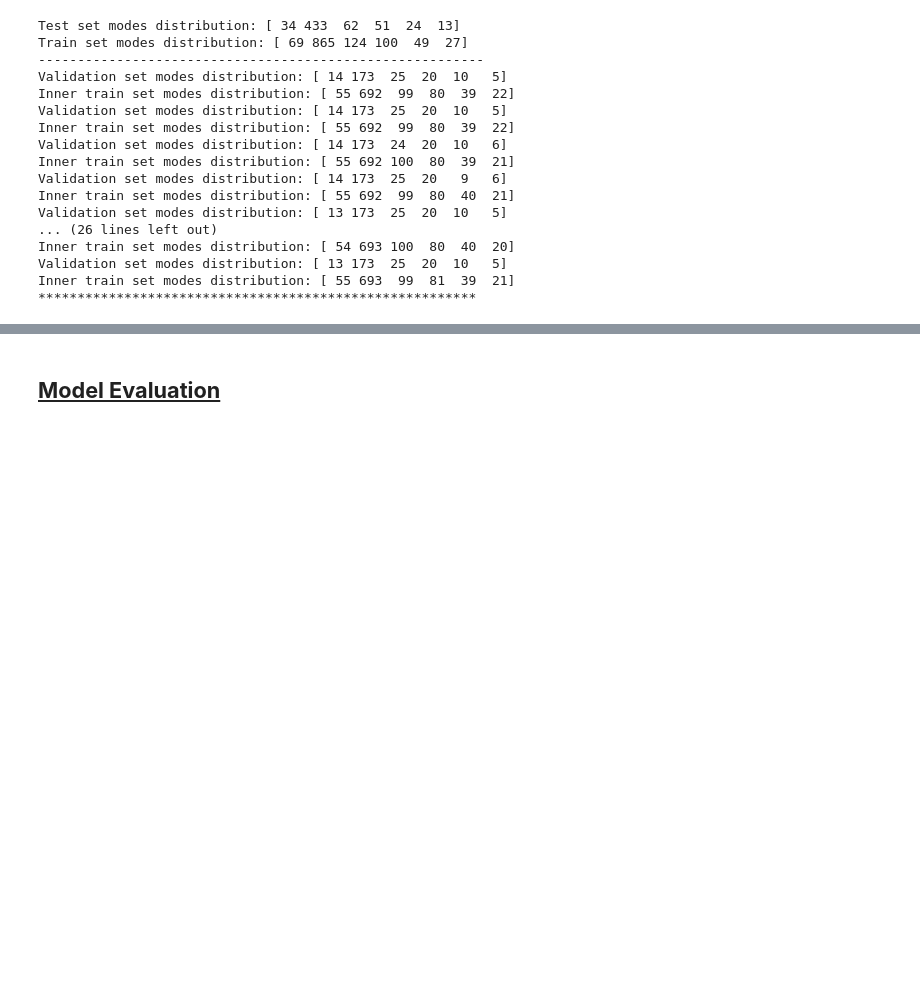
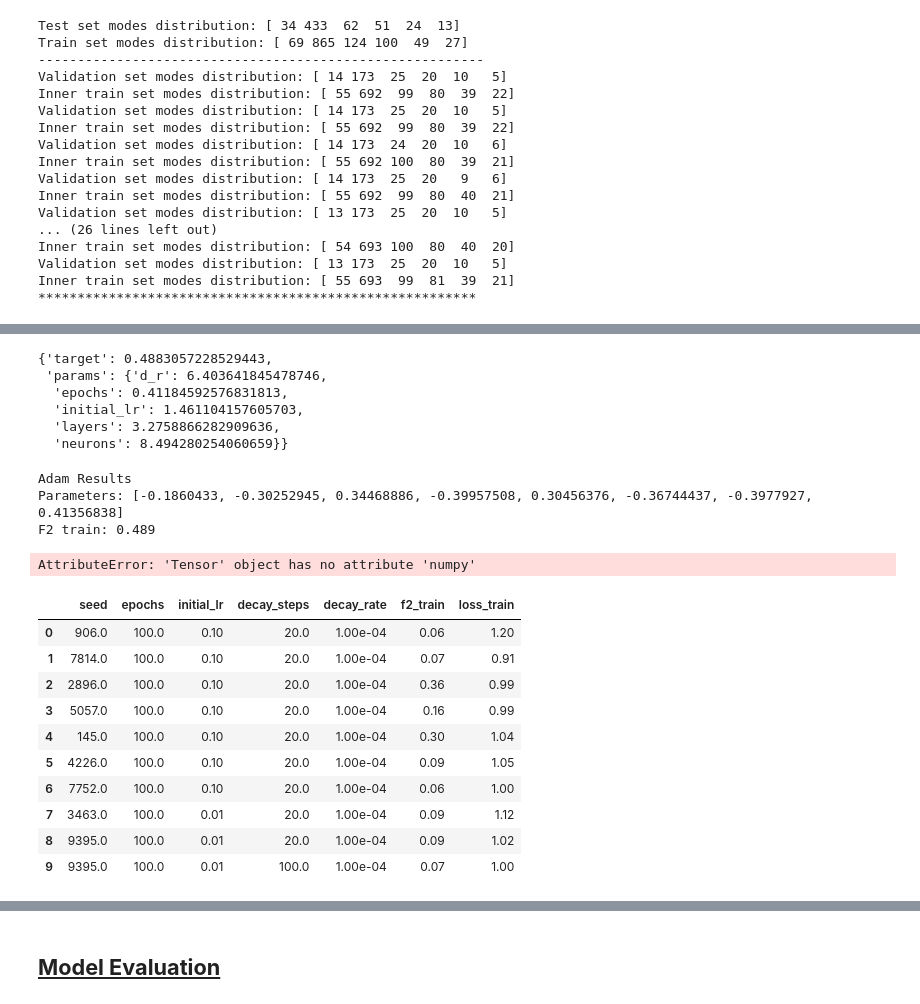
Before and after one commit to Obliquedbishop/CG_based_DCMs, a Jupyter notebook: discrete_choice_model.ipynb, the cells around one changed output, grey strips where cells are left out. Drawn from its saved outputs; the diff is of its cells as text; code cells hidden in the pictures; blank space fills up the shorter version.

```diff
--- a/discrete_choice_model.ipynb
+++ b/discrete_choice_model.ipynb
@@ -730,0 +776,58 @@ print(f"Validation F2 score: {val_f2:.3f}")
+# %%
+train_bo_obj.max
+# %% [output]
+{'target': 0.4883057228529443,
+ 'params': {'d_r': 6.403641845478746,
+  'epochs': 0.41184592576831813,
+  'initial_lr': 1.461104157605703,
+  'layers': 3.2758866282909636,
+  'neurons': 8.494280254060659}}
+# %%
+hp_df = pd.DataFrame(columns=['seed', 'epochs', 'initial_lr', 'decay_steps', 'decay_rate', 'f2_train', 'loss_train'])
+# %%
+activation_layer = tf.math.sigmoid
+layers_list = initialize_layers(activation_layer, layers=1, nodes=[6], seed=543)
+
+epochs = 100
+initial_learning_rate = 0.1
+decay_steps = epochs*0.5
+decay_rate = 0.0001
+
+learning_rate = tf.keras.optimizers.schedules.ExponentialDecay(initial_learning_rate=initial_learning_rate,
+                                                              decay_steps=decay_steps,
+                                                              decay_rate=decay_rate,
+                                                              staircase=False)
+#learning_rate = 0.1
+
+optimizer = tf.keras.optimizers.Adam(learning_rate=learning_rate, amsgrad=True)
+results = Results()
+
+results.position, f2_train = outer_mnl_adam(lambda1, lambda2, epochs, optimizer, params, layers_list)
+
+print("Adam Results")
+print("Parameters:", results.position)
+print(f"F2 train: {f2_train:.3f}")
+
+# hp_df = hp_df.append({'seed':seed, 'epochs':epochs, 'initial_lr':initial_learning_rate, 'decay_steps':decay_steps,
+#              'decay_rate':decay_rate, 'f2_train':f2_train,
+#                       'loss_train':history.history['loss_train'][-1].numpy()},
+#                      ignore_index=True)
+# %% [output]
+Adam Results
+Parameters: [-0.1860433, -0.30252945, 0.34468886, -0.39957508, 0.30456376, -0.36744437, -0.3977927, 0.41356838]
+F2 train: 0.489
+AttributeError: 'Tensor' object has no attribute 'numpy'
+# %%
+hp_df
+# %% [output]
+|  | seed | epochs | initial_lr | decay_steps | decay_rate | f2_train | loss_train |
+| 0 | 906.0 | 100.0 | 0.10 | 20.0 | 1.00e-04 | 0.06 | 1.20 |
+| 1 | 7814.0 | 100.0 | 0.10 | 20.0 | 1.00e-04 | 0.07 | 0.91 |
+| 2 | 2896.0 | 100.0 | 0.10 | 20.0 | 1.00e-04 | 0.36 | 0.99 |
+| 3 | 5057.0 | 100.0 | 0.10 | 20.0 | 1.00e-04 | 0.16 | 0.99 |
+| 4 | 145.0 | 100.0 | 0.10 | 20.0 | 1.00e-04 | 0.30 | 1.04 |
+| 5 | 4226.0 | 100.0 | 0.10 | 20.0 | 1.00e-04 | 0.09 | 1.05 |
+| 6 | 7752.0 | 100.0 | 0.10 | 20.0 | 1.00e-04 | 0.06 | 1.00 |
+| 7 | 3463.0 | 100.0 | 0.01 | 20.0 | 1.00e-04 | 0.09 | 1.12 |
+| 8 | 9395.0 | 100.0 | 0.01 | 20.0 | 1.00e-04 | 0.09 | 1.02 |
+| 9 | 9395.0 | 100.0 | 0.01 | 100.0 | 1.00e-04 | 0.07 | 1.00 |
```
Also changed, not shown: parts of 49 cells of this notebook.
